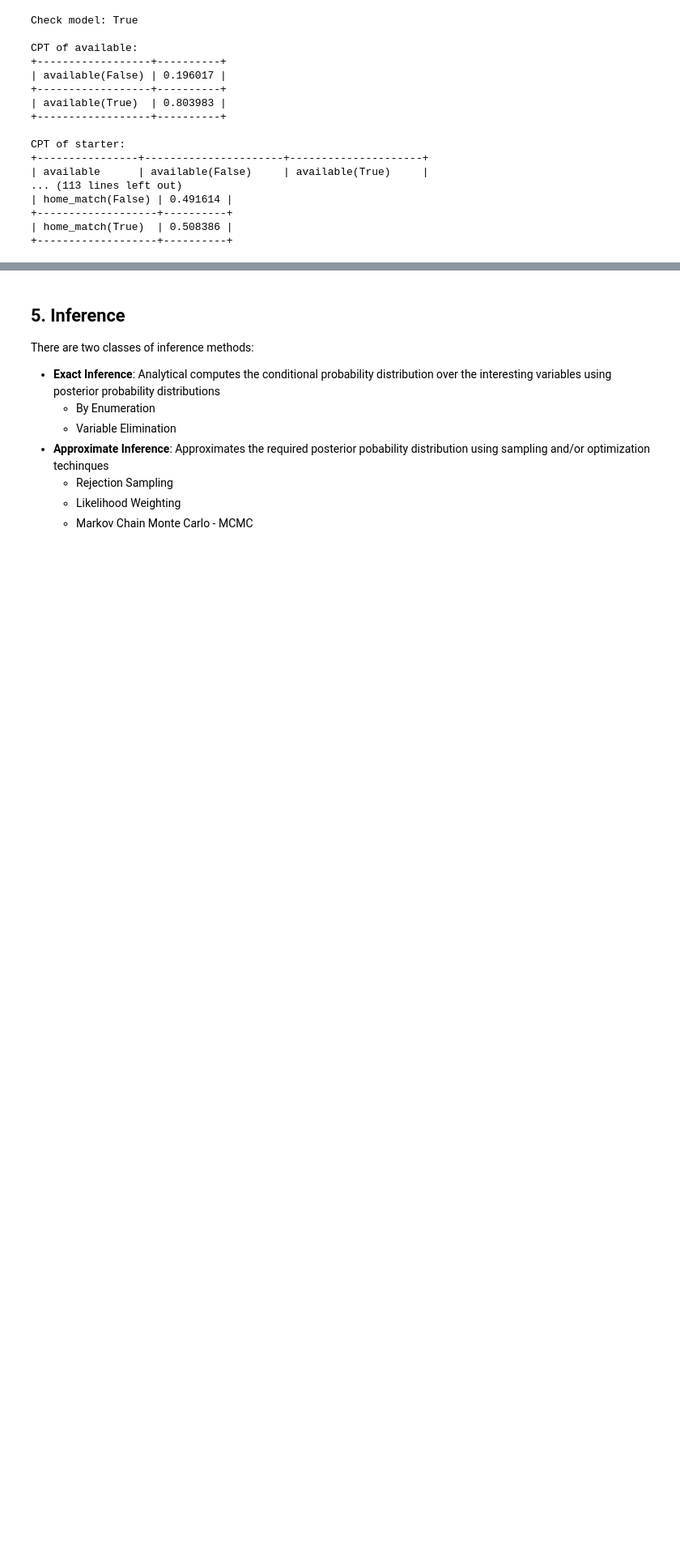
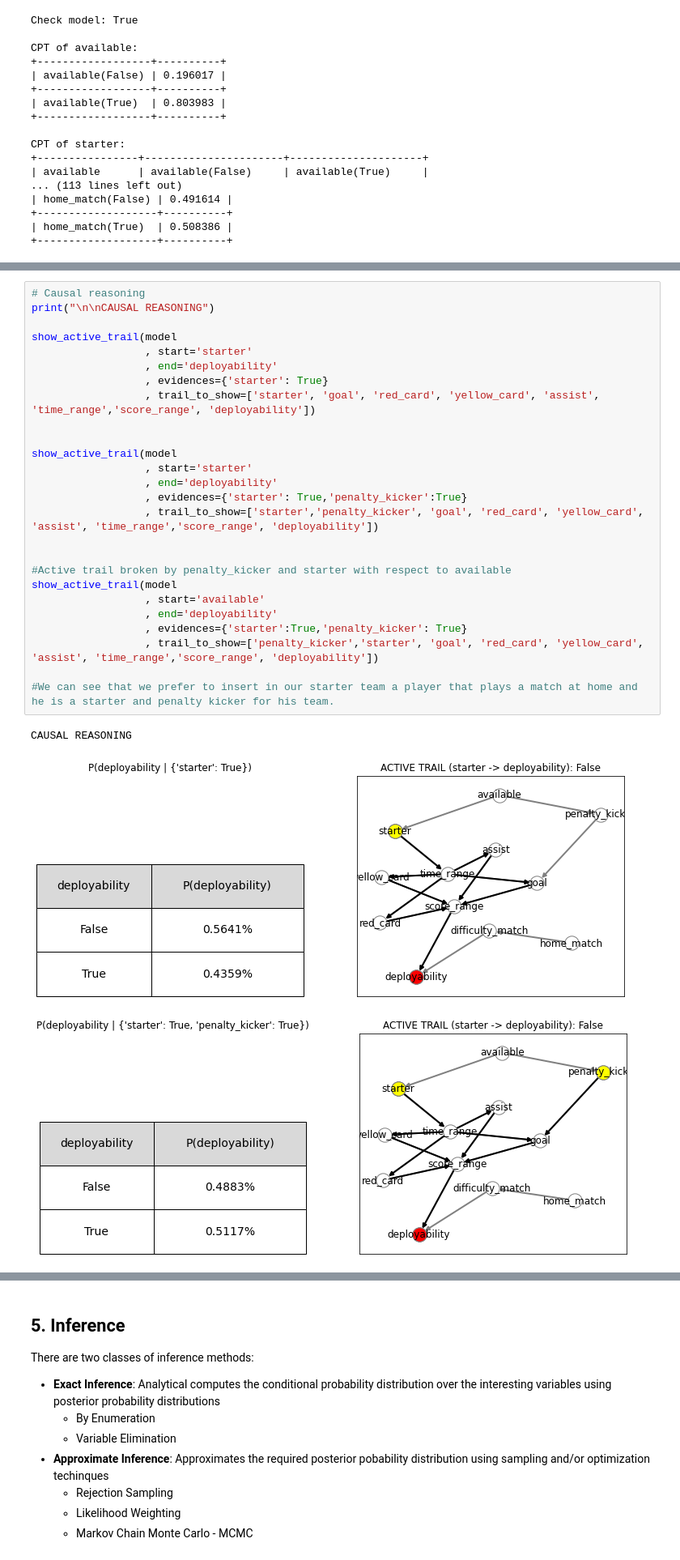
Before and after one commit to SalvoPisciotta/FantaBayesianNet, a Jupyter notebook: src/FantaBayesianNet.ipynb, the cells around one changed output, grey strips where cells are left out. Shown at 81% size. Drawn from its saved outputs; the diff is of its cells as text; blank space fills up the shorter version.

Commit message:
plot active trails

```diff
--- a/src/FantaBayesianNet.ipynb
+++ b/src/FantaBayesianNet.ipynb
@@ -448,0 +520,30 @@ Markov blanket -> ['yellow_card', 'red_card', 'score_range', 'assist', 'time_ran
+# %%
+# Causal reasoning
+print("\n\nCAUSAL REASONING")
+
+show_active_trail(model
+                  , start='starter'
+                  , end='deployability'
+                  , evidences={'starter': True}
+                  , trail_to_show=['starter', 'goal', 'red_card', 'yellow_card', 'assist', 'time_range','score_range', 'deployability'])
+
+
+show_active_trail(model
+                  , start='starter'
+                  , end='deployability'
+                  , evidences={'starter': True,'penalty_kicker':True}
+                  , trail_to_show=['starter','penalty_kicker', 'goal', 'red_card', 'yellow_card', 'assist', 'time_range','score_range', 'deployability'])
+
+
+#Active trail broken by penalty_kicker and starter with respect to available
+show_active_trail(model
+                  , start='available'
+                  , end='deployability'
+                  , evidences={'starter':True,'penalty_kicker': True}
+                  , trail_to_show=['penalty_kicker','starter', 'goal', 'red_card', 'yellow_card', 'assist', 'time_range','score_range', 'deployability'])
+
+#We can see that we prefer to insert in our starter team a player that plays a match at home and he is a starter and penalty kicker for his team.
+# %% [output]
+CAUSAL REASONING
+[figure, added]
+[figure, added]
```
Also changed, not shown: parts of 32 cells of this notebook.
